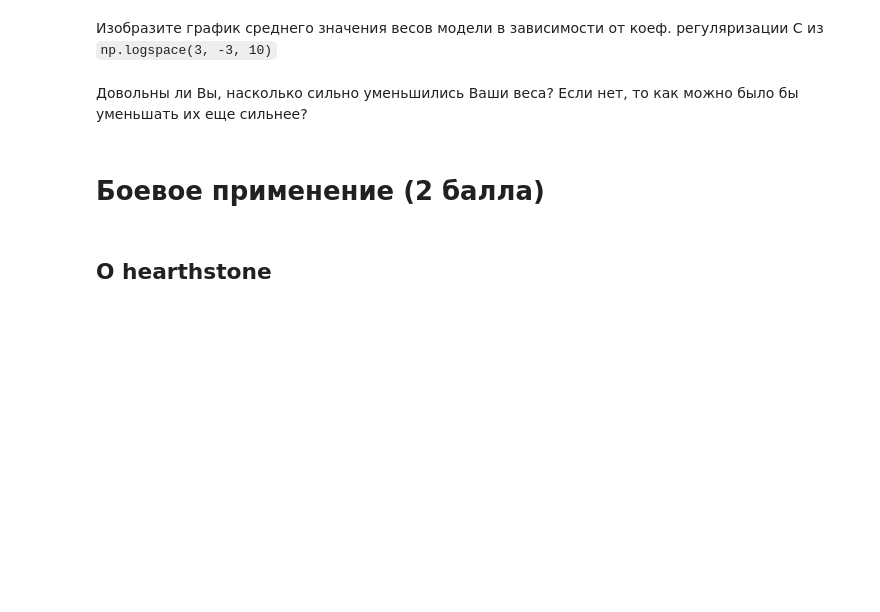
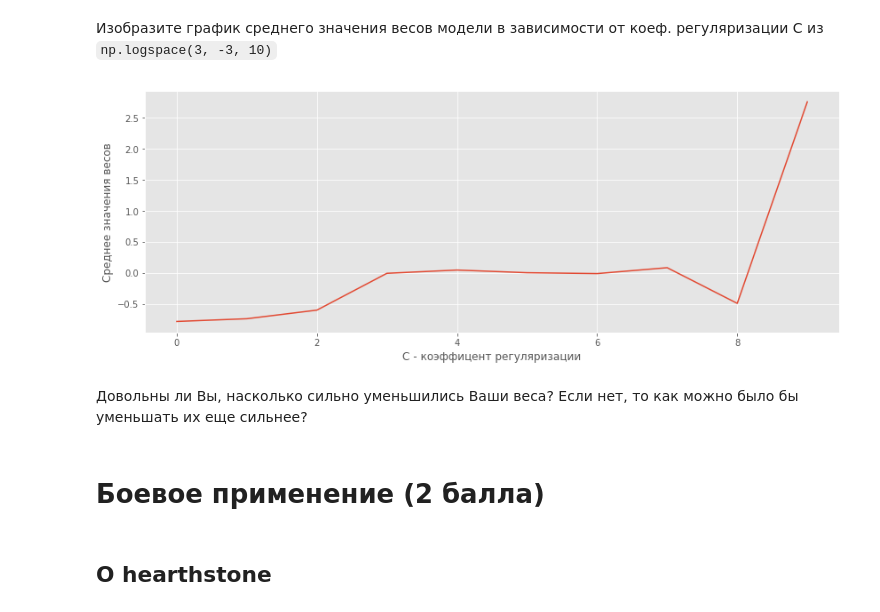
Before and after one commit to Dilshod070/SpereMailRu-AlgsAndStructures, a Jupyter notebook: Sapaev_hw3.ipynb, the cells around one changed output. Saved outputs shown, nothing was run; the diff lists cells and outputs as text; code cells hidden in the pictures; blank space fills up the shorter version.

```diff
--- a/Sapaev_hw3.ipynb
+++ b/Sapaev_hw3.ipynb
@@ -407,3 +477,20 @@ $N$ можно брать 10, 50, 100 и т.д.
+# %%
+## Your Code Here
+plt.figure(figsize=(14, 5))
+batch_size = 10
+
+weights_mean = []
+for i, C in enumerate(np.logspace(3, -3, 10)):
+    clf = MySGDClassifier(batch_generator, batch_size=batch_size, C=C)
+    clf.fit(X, y)
+    weights_mean.append(np.mean(clf.weights))
+
+plt.xlabel('C - коэффицент регуляризации')
+plt.ylabel('Среднее значения весов')
+plt.plot(weights_mean)
+plt.show()
+# %% [output]
+[figure, added]
 # %% [markdown]
 Довольны ли Вы, насколько сильно уменьшились Ваши веса? Если нет, то как можно было бы уменьшать их еще сильнее?
 # %% [markdown]
```
Also changed, not shown: parts of 31 cells of this notebook.
